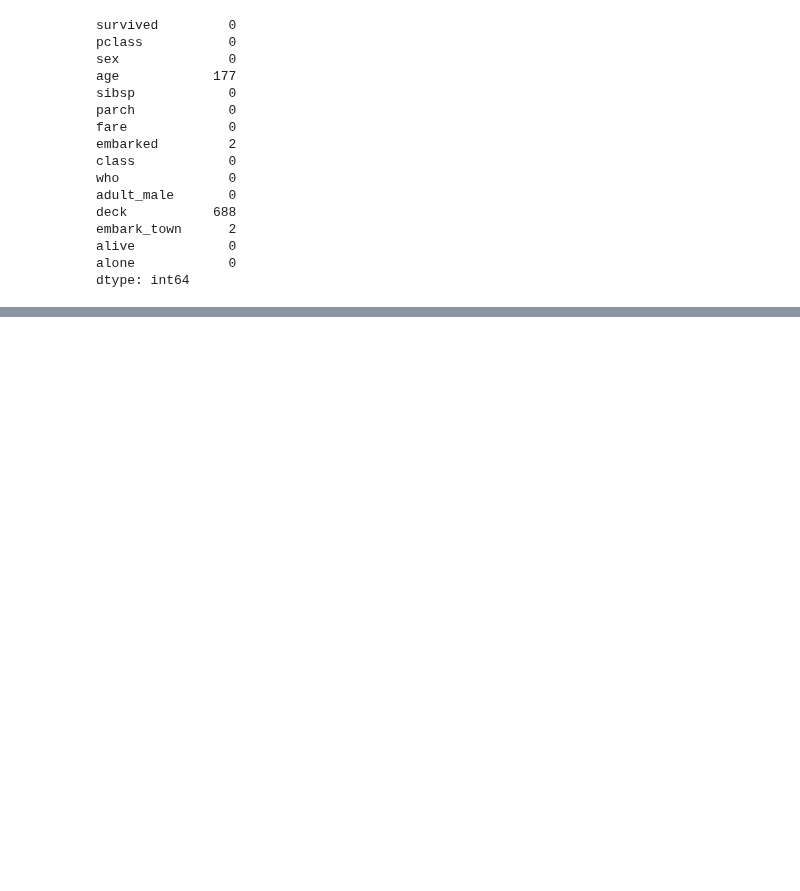
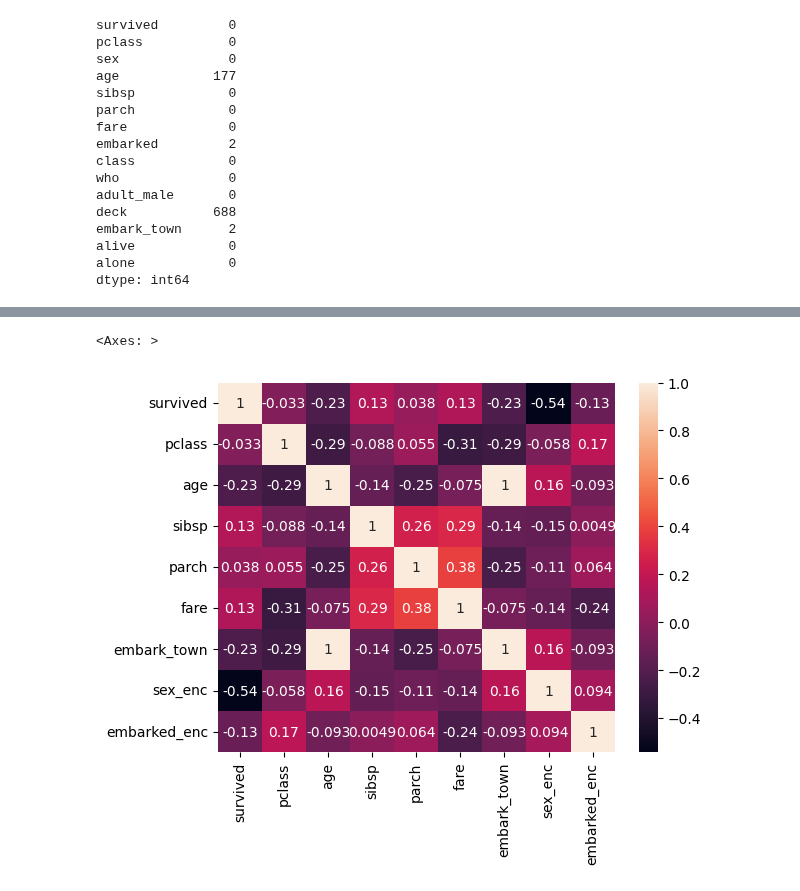
Before and after one commit to shxntanu/TE-Lab-Assignments, a Jupyter notebook: 05-Data-Visualization-2/Assignment5.ipynb, the cells around one changed output, grey strips where cells are left out. Drawn from its saved outputs; the diff is of its cells as text; code cells hidden in the pictures; blank space fills up the shorter version.

```diff
--- a/05-Data-Visualization-2/Assignment5.ipynb
+++ b/05-Data-Visualization-2/Assignment5.ipynb
@@ -104,0 +70,11 @@ plt.show()
+# %%
+from sklearn.preprocessing import LabelEncoder
+
+encoder = LabelEncoder()
+df["sex_enc"] = encoder.fit_transform(df["sex"])
+df["embarked_enc"] = encoder.fit_transform(df["embarked"])
+# %%
+sns.heatmap(df.drop(["alive","alone","who","adult_male","sex","class","deck","embarked"], axis=1).corr(), annot=True)
+# %% [output]
+<Axes: >
+[figure, added]
```
Also changed, not shown: parts of 18 cells of this notebook.
